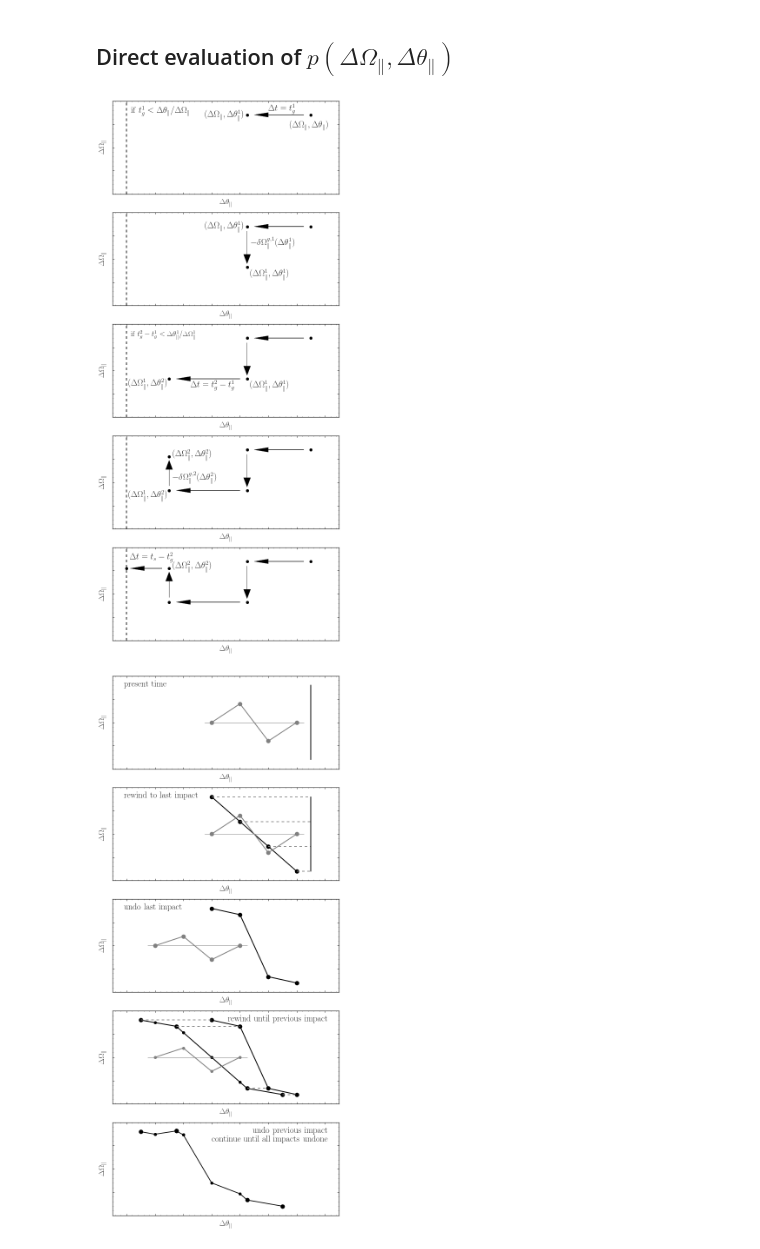
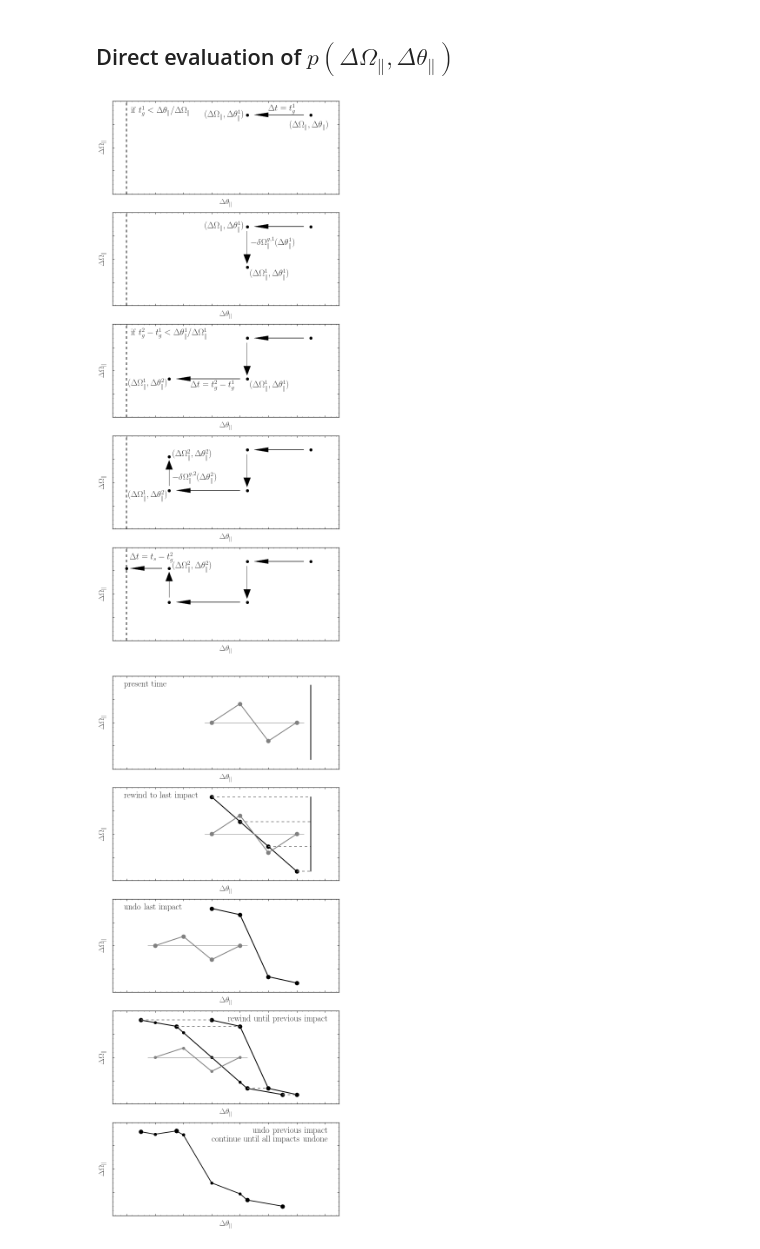
Before and after one commit to jobovy/streamgap-pepper, a Jupyter notebook: illustrativeFigures.ipynb, the cells around one changed output. Saved outputs shown, nothing was run; the diff lists cells and outputs as text; code cells hidden in the pictures.

Commit message:
Fix legend size

```diff
--- a/illustrativeFigures.ipynb
+++ b/illustrativeFigures.ipynb
@@ -74,7 +74,7 @@ bovy_plot.bovy_text(0.01,0.062,r'$(\Delta \Omega^1_\parallel,\Delta \theta^2_\pa
 gca().xaxis.set_major_formatter(nullfmt)
 gca().yaxis.set_major_formatter(nullfmt)
 bovy_plot.bovy_text(0.03,0.17,r'$\mathrm{if}\ t^2_g-t^1_g < \Delta \theta^1_\parallel/\Delta \Omega^1_\parallel$',
-                   size=17)
+                   size=legendsize)
 axvline(color='k',linestyle='--')
 subplot(5,1,4)
 bovy_plot.bovy_plot([1.3],[0.17],color='k',marker='o',
@@ -99,34 +99,34 @@ bovy_plot.bovy_text(0.325,0.15,r'$(\Delta \Omega^2_\parallel,\Delta \theta^2_\pa
 gca().xaxis.set_major_formatter(nullfmt)
 gca().yaxis.set_major_formatter(nullfmt)
 axvline(color='k',linestyle='--')
 subplot(5,1,5)
 bovy_plot.bovy_plot([1.3],[0.17],color='k',marker='o',
                     xrange=[-0.1,1.5],
                     yrange=[0.,0.2],
                     xlabel=r'$\Delta\theta_\parallel$',
                     ylabel=r'$\Delta\Omega_\parallel$',gcf=True)
 arrow(1.25,0.17,-0.25,0.,color='k',head_width=.01,head_length=0.1,width=.001)
 plot([0.85],[0.17],'ko')
 arrow(0.85,0.16,0.,-0.05,color='k',head_width=.05,head_length=0.02)
 plot([0.85],[0.0825],'ko')
 arrow(0.8,0.0825,-0.35,0.,color='k',head_width=.01,head_length=0.1,width=.001)
 plot([0.3],[0.0825],'ko')
 arrow(0.3,0.0925,0.,+0.035,color='k',head_width=.05,head_length=0.02)
 plot([0.3],[0.155],'ko')
 bovy_plot.bovy_text(0.325,0.15,r'$(\Delta \Omega^2_\parallel,\Delta \theta^2_\parallel)$',
                    size=legendsize)
 arrow(0.25,0.155,-0.125,0.,color='k',head_width=.01,head_length=0.1,width=.001)
 plot([0.],[0.155],'ko')
 bovy_plot.bovy_text(0.02,0.17,r'$\Delta t = t_s-t^2_g$',
                    size=legendsize)
 gca().xaxis.set_major_formatter(nullfmt)
 gca().yaxis.set_major_formatter(nullfmt)
 axvline(color='k',linestyle='--')
 tight_layout()
 if save_figures:
     bovy_plot.bovy_end_print(os.path.join(os.getenv('PAPERSDIR'),'2016-stream-stats','illustrate_pOa.pdf'))
 # %% [output]
-[figure, old version]
+[figure, new version]
 # %%
 bovy_plot.bovy_print(axes_labelsize=18.,xtick_labelsize=14.,ytick_labelsize=14.)
 figsize(8,18)
```
